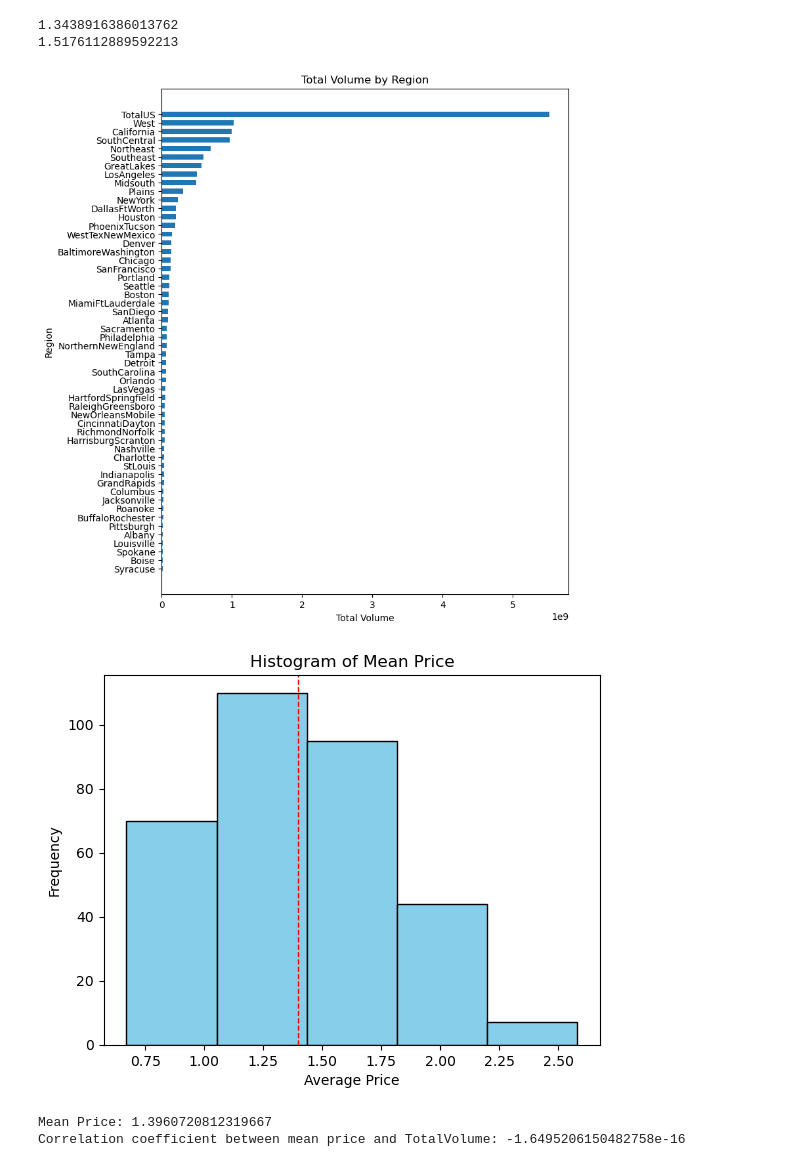
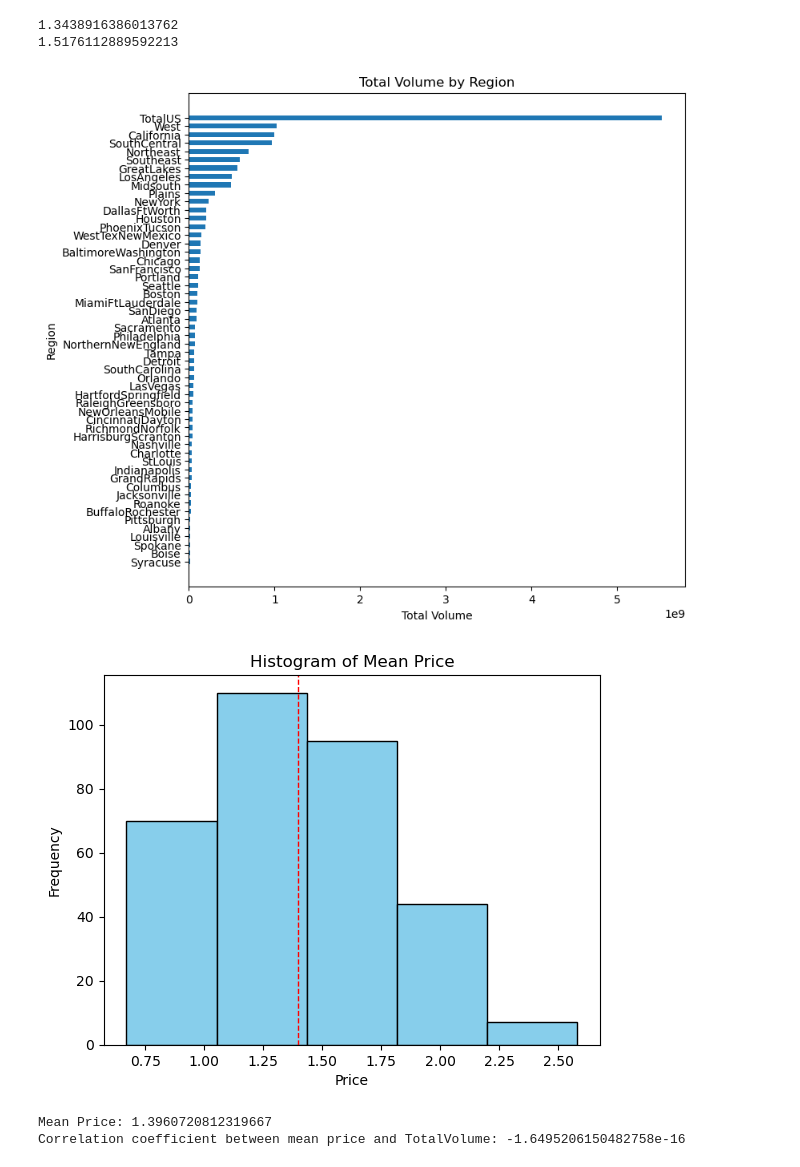
Before and after one commit to GabrielKrishnadasan/COMP352, a Jupyter notebook: Assignment3/assign.ipynb, the cells around one changed output. Drawn from its saved outputs; the diff is of its cells as text; code cells hidden in the pictures.

```diff
--- a/Assignment3/assign.ipynb
+++ b/Assignment3/assign.ipynb
@@ -384,32 +429,31 @@ print(mean_2017)
 # %%
 #4.3
 sum_by_region = avo_df.groupby('Region')['TotalVolume'].sum()
 
 sum_by_region = sum_by_region.sort_values()
 
-plt.figure(figsize=(8, 10))
+plt.figure(figsize=(8, 8))
 
 plt.barh(sum_by_region.index, sum_by_region.values, height=0.6)
 plt.xlabel('Total Volume')
 plt.ylabel('Region')
 plt.title('Total Volume by Region')
 plt.show()
 # %% [output]
-[figure, old version]
+[figure, new version]
 # %%
 cali_avo_df = avo_df[avo_df['Region'] == "California"]
 
 mean_price = cali_avo_df['AveragePrice'].mean()
 
-# Create a histogram for the mean price
 plt.hist(cali_avo_df['AveragePrice'], bins=5, color='skyblue', edgecolor='black')
-plt.axvline(mean_price, color='red', linestyle='dashed', linewidth=1) # Add a vertical line for the mean price
-plt.xlabel('Average Price')
+plt.axvline(mean_price, color='red', linestyle='dashed', linewidth=1)
+plt.xlabel('Price')
 plt.ylabel('Frequency')
 plt.title('Histogram of Mean Price')
 plt.show()
 # %% [output]
-[figure, old version]
+[figure, new version]
 # %%
 correlation = cali_avo_df['TotalVolume'].corr(pd.Series([mean_price] * len(cali_avo_df)))
 
```
Also changed, not shown: parts of 6 cells of this notebook, 7 other files.
